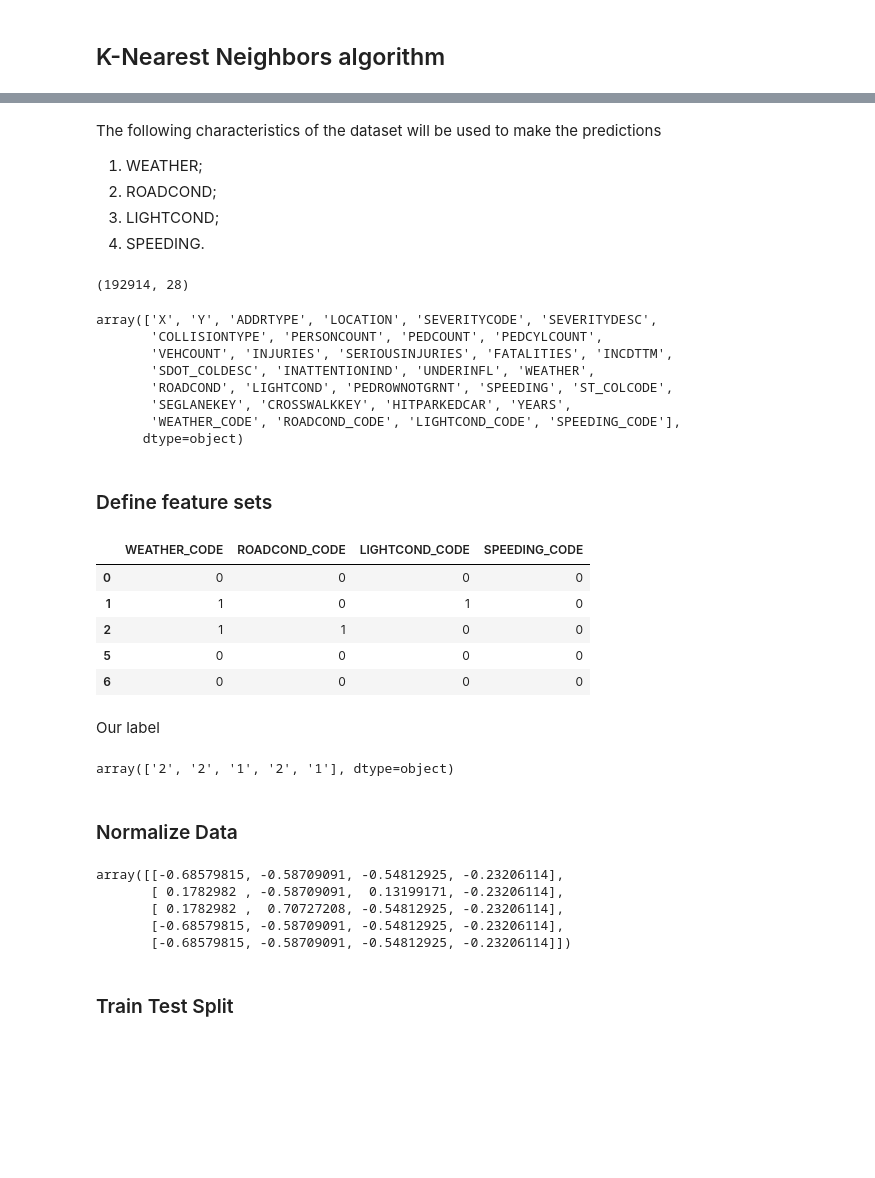
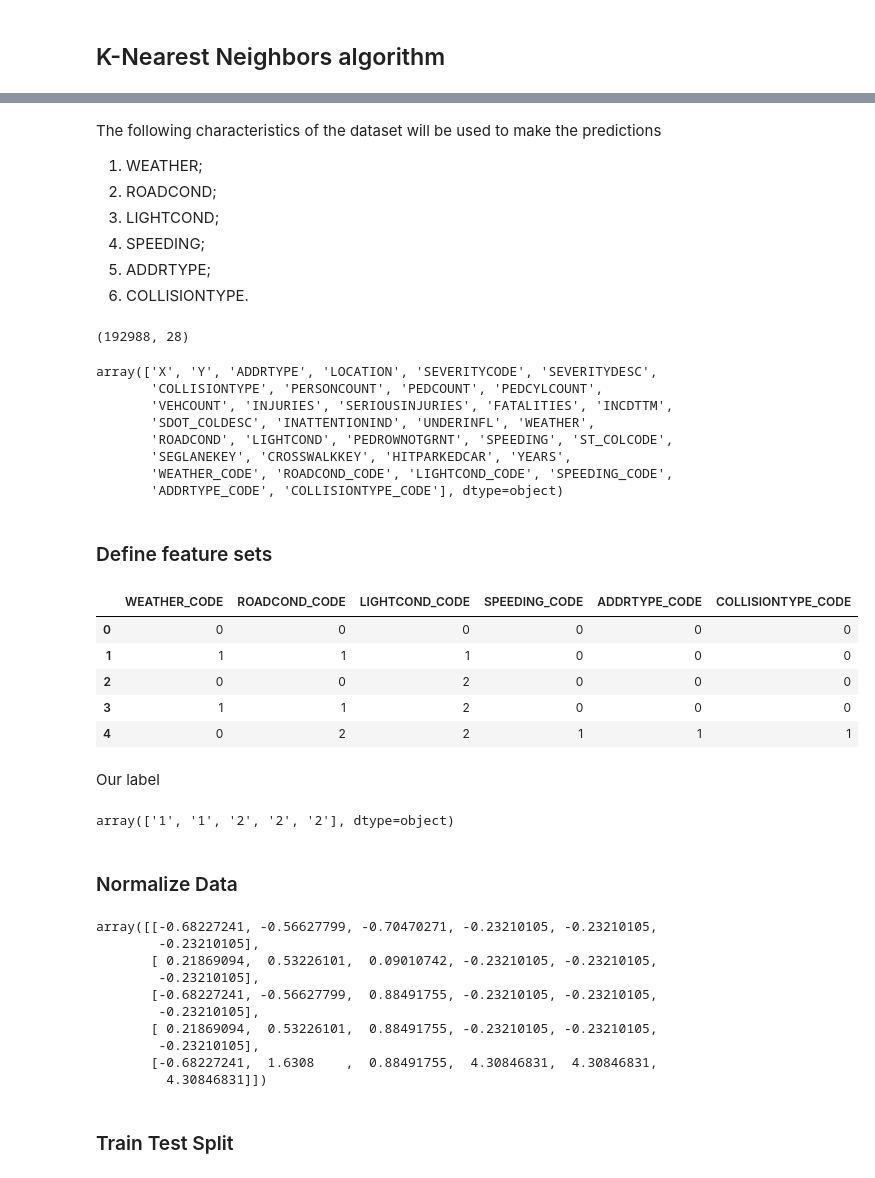
Before and after one commit to rodrigoeiragit/Coursera_Capstone, a Jupyter notebook: Applied Data Science Capstone Dataset.ipynb, the cells around one changed output, grey strips where cells are left out. Drawn from its saved outputs; the diff is of its cells as text; code cells hidden in the pictures; blank space fills up the shorter version.

```diff
--- a/Applied Data Science Capstone Dataset.ipynb
+++ b/Applied Data Science Capstone Dataset.ipynb
@@ -50,8 +50,7 @@ Downloading the data set and loading the data from the CSV file
 # Import pandas library
 import pandas as pd
 # Read the online file by the URL and assign it to variable "df"
-# url = 'https://data-seattlecitygis.opendata.arcgis.com/datasets/5b5c745e0f1f48e7a53acec63a0022ab_0.csv'
-url = "Data-Collisions.csv"
+url = 'https://data-seattlecitygis.opendata.arcgis.com/datasets/5b5c745e0f1f48e7a53acec63a0022ab_0.csv'
 df = pd.read_csv(url, low_memory=False)
 # %%
 # show the first 5 rows using dataframe.head() method
@@ -363,20 +332,22 @@ The following characteristics of the dataset will be used to make the prediction
 1. WEATHER;
 2. ROADCOND;
 3. LIGHTCOND;
-4. SPEEDING.
+4. SPEEDING;
+5. ADDRTYPE;
+6. COLLISIONTYPE.
 # %%
 df = df.dropna(subset=['SEVERITYCODE','SEVERITYDESC','WEATHER','ROADCOND','LIGHTCOND','SPEEDING','ADDRTYPE','COLLISIONTYPE'], axis=0)
 # %%
 df.shape
 # %% [output]
-(192914, 28)
+(192988, 28)
 # %%
 df['WEATHER_CODE'] = pd.factorize(df.WEATHER)[0]
 df['ROADCOND_CODE'] = pd.factorize(df.ROADCOND)[0]
 df['LIGHTCOND_CODE'] = pd.factorize(df.LIGHTCOND)[0]
 df['SPEEDING_CODE'] = pd.factorize(df.SPEEDING)[0]
-df['ADDRTYPE'] = pd.factorize(df.SPEEDING)[0]
-df['COLLISIONTYPE'] = pd.factorize(df.SPEEDING)[0]
+df['ADDRTYPE_CODE'] = pd.factorize(df.SPEEDING)[0]
+df['COLLISIONTYPE_CODE'] = pd.factorize(df.SPEEDING)[0]
 # %%
 df.columns.values
 # %% [output]
@@ -386,38 +357,43 @@ array(['X', 'Y', 'ADDRTYPE', 'LOCATION', 'SEVERITYCODE', 'SEVERITYDESC',
        'SDOT_COLDESC', 'INATTENTIONIND', 'UNDERINFL', 'WEATHER',
        'ROADCOND', 'LIGHTCOND', 'PEDROWNOTGRNT', 'SPEEDING', 'ST_COLCODE',
        'SEGLANEKEY', 'CROSSWALKKEY', 'HITPARKEDCAR', 'YEARS',
-       'WEATHER_CODE', 'ROADCOND_CODE', 'LIGHTCOND_CODE', 'SPEEDING_CODE'],
-      dtype=object)
+       'WEATHER_CODE', 'ROADCOND_CODE', 'LIGHTCOND_CODE', 'SPEEDING_CODE',
+       'ADDRTYPE_CODE', 'COLLISIONTYPE_CODE'], dtype=object)
 # %% [markdown]
 ### Define feature sets
 # %%
-X = df[['WEATHER_CODE','ROADCOND_CODE','LIGHTCOND_CODE','SPEEDING_CODE']]
+X = df[['WEATHER_CODE','ROADCOND_CODE','LIGHTCOND_CODE','SPEEDING_CODE','ADDRTYPE_CODE','COLLISIONTYPE_CODE']]
 X[0:5]
 # %% [output]
-|  | WEATHER_CODE | ROADCOND_CODE | LIGHTCOND_CODE | SPEEDING_CODE |
-| 0 | 0 | 0 | 0 | 0 |
-| 1 | 1 | 0 | 1 | 0 |
-| 2 | 1 | 1 | 0 | 0 |
-| 5 | 0 | 0 | 0 | 0 |
-| 6 | 0 | 0 | 0 | 0 |
+|  | WEATHER_CODE | ROADCOND_CODE | LIGHTCOND_CODE | SPEEDING_CODE | ADDRTYPE_CODE | COLLISIONTYPE_CODE |
+| 0 | 0 | 0 | 0 | 0 | 0 | 0 |
+| 1 | 1 | 1 | 1 | 0 | 0 | 0 |
+| 2 | 0 | 0 | 2 | 0 | 0 | 0 |
+| 3 | 1 | 1 | 2 | 0 | 0 | 0 |
+| 4 | 0 | 2 | 2 | 1 | 1 | 1 |
 # %% [markdown]
 Our label
 # %%
 y = df['SEVERITYCODE'].values
 y[0:5]
 # %% [output]
-array(['2', '2', '1', '2', '1'], dtype=object)
+array(['1', '1', '2', '2', '2'], dtype=object)
 # %% [markdown]
 ### Normalize Data
 # %%
 X = preprocessing.StandardScaler().fit(X).transform(X.astype(float))
 X[0:5]
 # %% [output]
-array([[-0.68579815, -0.58709091, -0.54812925, -0.23206114],
-       [ 0.1782982 , -0.58709091,  0.13199171, -0.23206114],
-       [ 0.1782982 ,  0.70727208, -0.54812925, -0.23206114],
-       [-0.68579815, -0.58709091, -0.54812925, -0.23206114],
-       [-0.68579815, -0.58709091, -0.54812925, -0.23206114]])
+array([[-0.68227241, -0.56627799, -0.70470271, -0.23210105, -0.23210105,
+        -0.23210105],
+       [ 0.21869094,  0.53226101,  0.09010742, -0.23210105, -0.23210105,
+        -0.23210105],
+       [-0.68227241, -0.56627799,  0.88491755, -0.23210105, -0.23210105,
+        -0.23210105],
+       [ 0.21869094,  0.53226101,  0.88491755, -0.23210105, -0.23210105,
+        -0.23210105],
+       [-0.68227241,  1.6308    ,  0.88491755,  4.30846831,  4.30846831,
+         4.30846831]])
 # %% [markdown]
 ### Train Test Split
 # %%
```
Also changed, not shown: parts of 24 cells of this notebook.
